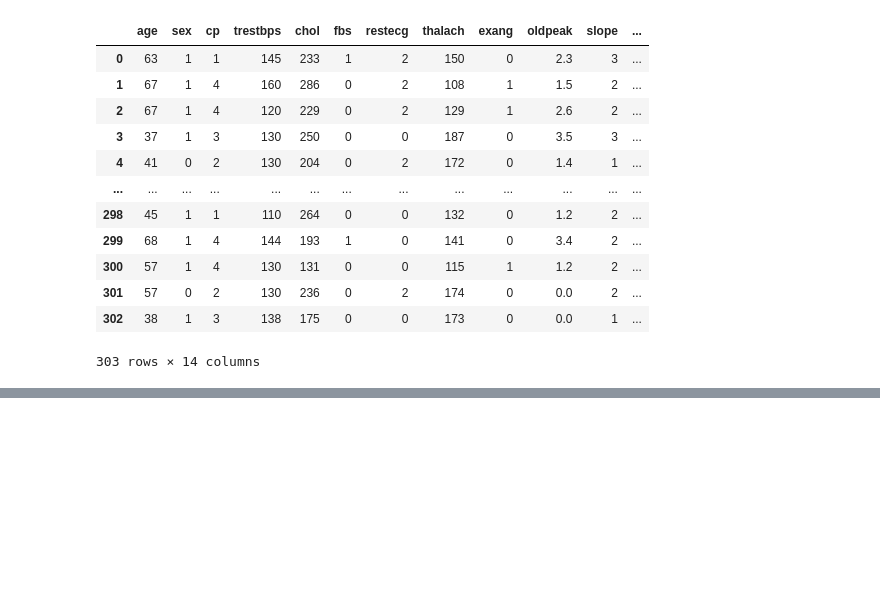
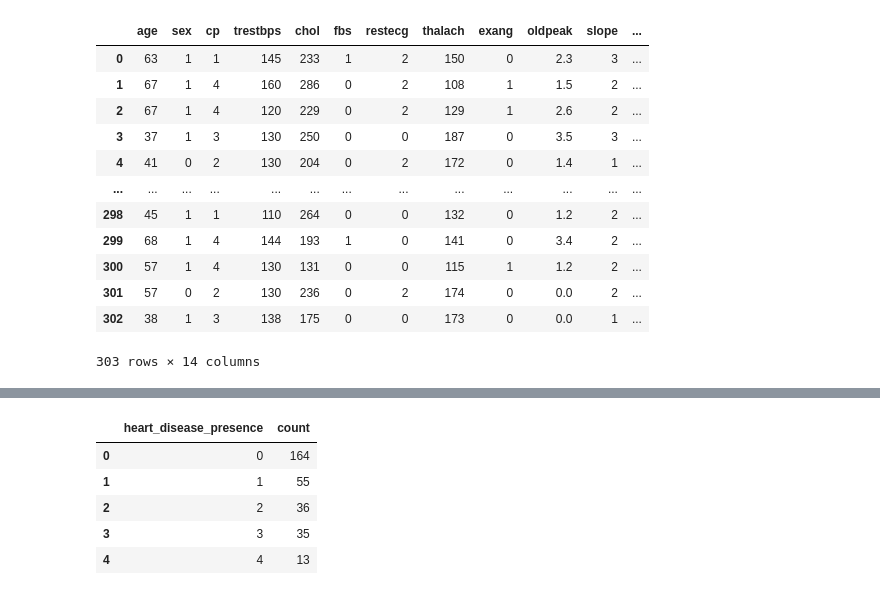
Before and after one commit to CCWebb14/DSCI100_Group_Project, a Jupyter notebook: proposal.ipynb, the cells around one changed output, grey strips where cells are left out. Saved outputs shown, nothing was run; the diff lists cells and outputs as text; code cells hidden in the pictures; blank space fills up the shorter version.

```diff
--- a/proposal.ipynb
+++ b/proposal.ipynb
@@ -25,7 +33,7 @@ import ucimlrepo
 heart_disease = ucimlrepo.fetch_ucirepo(id=45)
 # %%
 predictors = heart_disease.data.features
-target = heart_disease.data.targets
+target = heart_disease.data.targets.rename(columns = {'num': 'heart_disease_presence'})
 cleveland = pd.concat([predictors, target], axis=1)
 cleveland
 # %% [output]
@@ -45,3 +68,15 @@ cleveland
+# %%
+disease_presence_counts = pd.DataFrame(cleveland['heart_disease_presence'].value_counts()).reset_index().rename(
+    columns={'index': 'heart_disease_presence', 'heart_disease_presence':'count'})
+
+disease_presence_counts
+# %% [output]
+|  | heart_disease_presence | count |
+| 0 | 0 | 164 |
+| 1 | 1 | 55 |
+| 2 | 2 | 36 |
+| 3 | 3 | 35 |
+| 4 | 4 | 13 |
 # %%
 trestbps_chol_plot = alt.Chart(cleveland).mark_point().encode(
     x = alt.X("trestbps", title = "resting blood pressure"),
```
Also changed, not shown: parts of 16 cells of this notebook.
